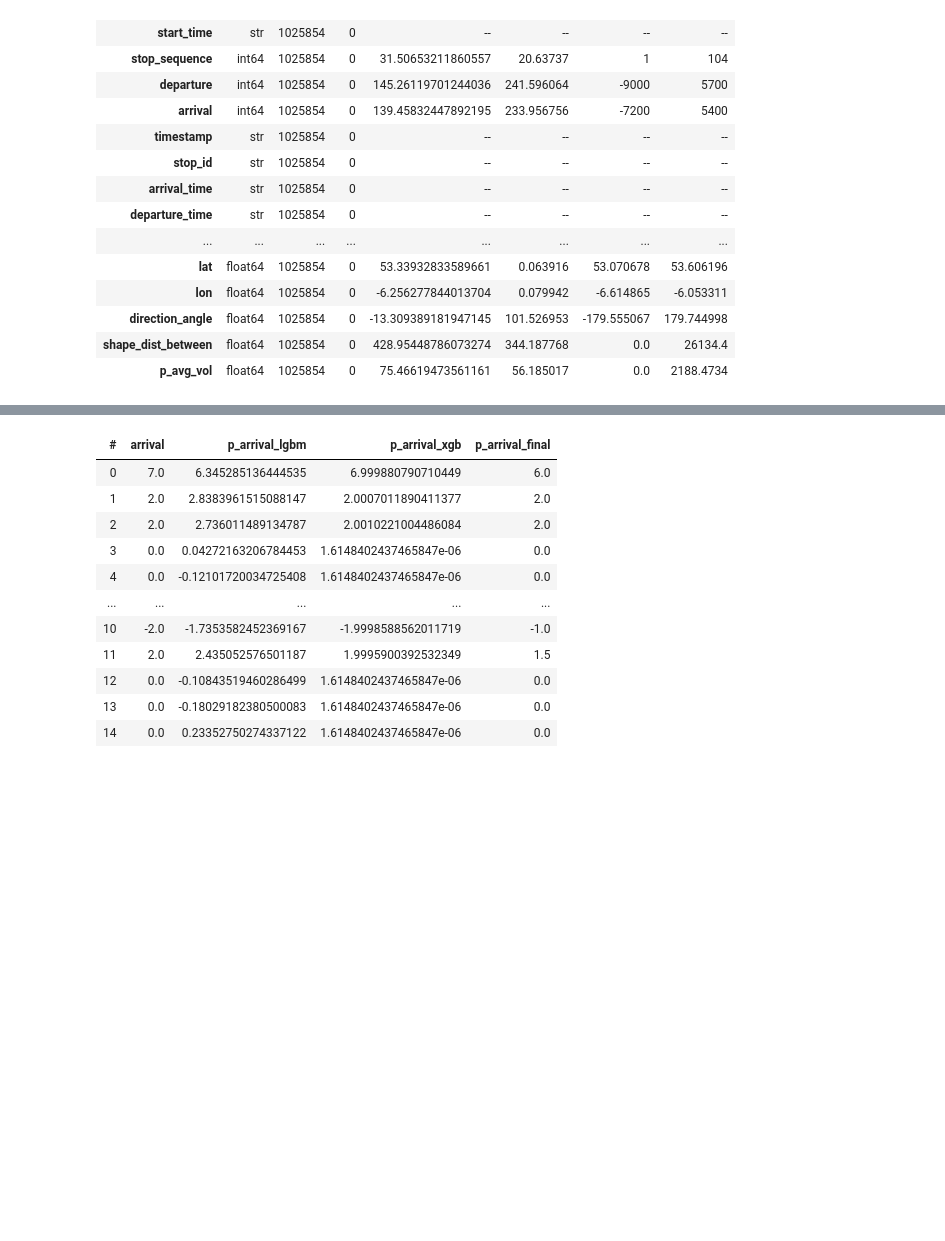
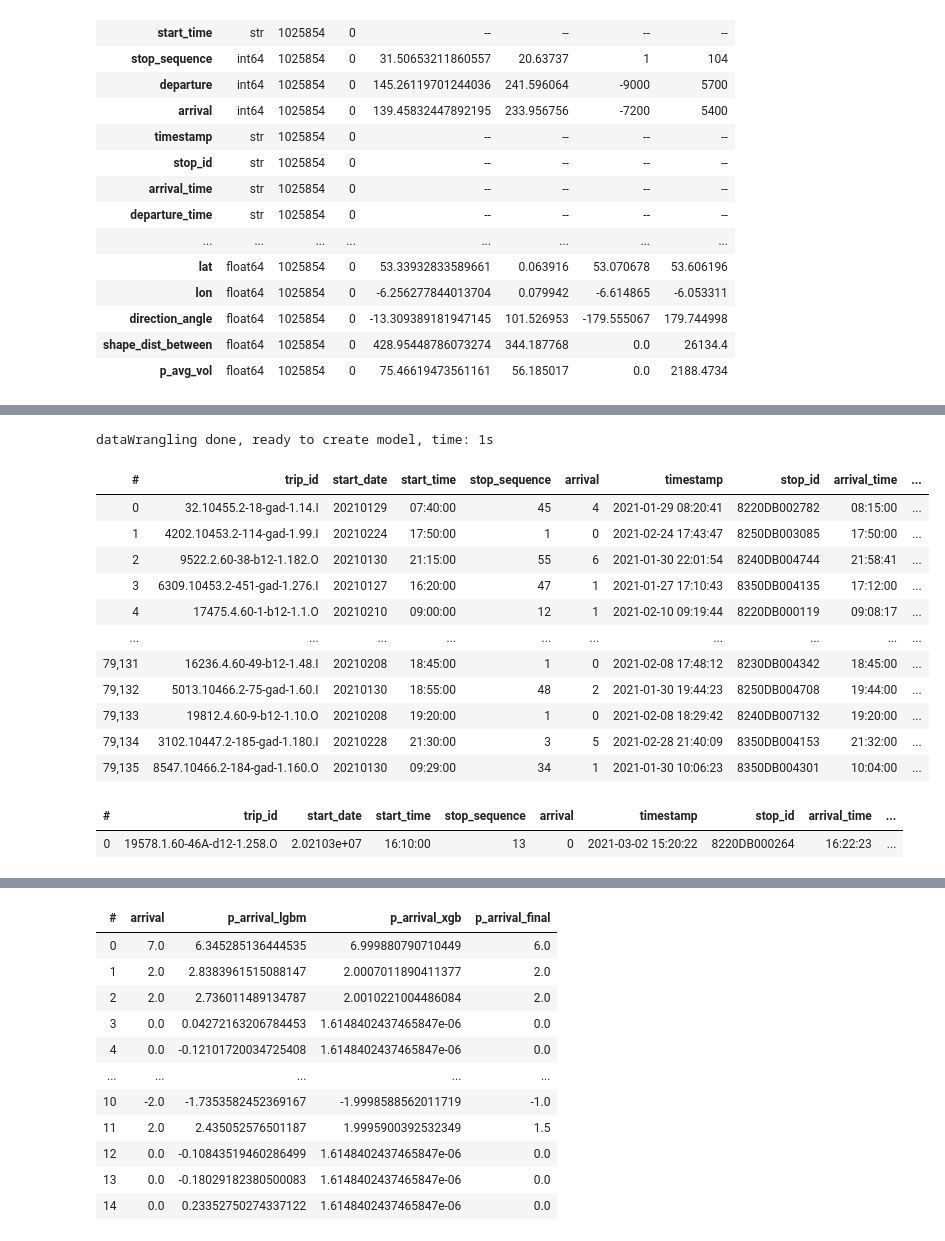
Before and after one commit to Drakodav/backend_d-dub, a Jupyter notebook: ml/processing/notebooks/gtfsr_create_model.ipynb, the cells around one changed output, grey strips where cells are left out. Saved outputs shown, nothing was run; the diff lists cells and outputs as text; code cells hidden in the pictures; blank space fills up the shorter version.

```diff
--- a/ml/processing/notebooks/gtfsr_create_model.ipynb
+++ b/ml/processing/notebooks/gtfsr_create_model.ipynb
@@ -260,0 +116,69 @@ dataWrangling done, ready to create model, time: 3s
+# %%
+# model_out = os.path.join(outdir, "gtfsr_model.json")
+start = time.time()
+
+def transform_data(df):
+    df["is_delayed"] = df["arrival"].apply(is_delay)
+
+    # transform the features into more machine learning friendly vars
+    pca_coord = vaex.ml.PCA(features=["lat", "lon"], n_components=2, prefix="pca")
+    df = pca_coord.fit_transform(df)
+
+    cycl_transform_angle = vaex.ml.CycleTransformer(features=["direction_angle"], n=360)
+    df = cycl_transform_angle.fit_transform(df)
+
+    # transform timestamp
+    df["t_dow"] = df["timestamp"].apply(lambda t: get_dt(t, "%Y-%m-%d %H:%M:%S").weekday())
+    df["t_hour"] = df["timestamp"].apply(lambda t: get_dt(t, "%Y-%m-%d %H:%M:%S").hour)
+    df["t_minute"] = df["timestamp"].apply(lambda t: get_dt(t, "%Y-%m-%d %H:%M:%S").minute)
+    df["t_second"] = df["timestamp"].apply(lambda t: get_dt(t, "%Y-%m-%d %H:%M:%S").second)
+
+    # transform arrival
+    df["arr_minute"] = df["arrival_time"].apply(lambda t: get_dt(t, "%H:%M:%S").minute)
+    df["arr_second"] = df["arrival_time"].apply(lambda t: get_dt(t, "%H:%M:%S").second)
+
+    cycl_transform_dow = vaex.ml.CycleTransformer(features=["t_dow", "arr_dow"], n=7)
+    df = cycl_transform_dow.fit_transform(df)
+
+    cycl_transform_hour = vaex.ml.CycleTransformer(features=["t_hour", "arr_hour"], n=24)
+    df = cycl_transform_hour.fit_transform(df)
+
+    cycl_transform_minute = vaex.ml.CycleTransformer(
+        features=["t_minute", "t_second", "arr_minute", "arr_second"], n=60
+    )
+    df = cycl_transform_minute.fit_transform(df)
+
+    label_encoder = vaex.ml.LabelEncoder(features=["trip_id", "route_id"], prefix="label_encode_")
+    df = label_encoder.fit_transform(df)
+
+    standard_scaler = vaex.ml.StandardScaler(features=["arrival_mean", "p_mean_vol"])
+    df = standard_scaler.fit_transform(df)
+
+    minmax_scaler = vaex.ml.MinMaxScaler(features=["shape_dist_traveled", "shape_dist_between"])
+    df = minmax_scaler.fit_transform(df)
+
+    df['direction'] = df['direction'].astype('int64')
+
+    print(f"dataWrangling done, ready to create model, time: {round(time.time()-start)}s")
+    return df
+
+vx_df = vaex.open('../output/gtfsr_model.hdf5')
+vx_df = vx_df.sample(frac=0.1)
+
+df_train, df_test = vx_df.ml.train_test_split(test_size=0.8, verbose=False)
+transformed_df = transform_data(df_train)
+transformed_df
+# %% [output]
+dataWrangling done, ready to create model, time: 1s
+| # | trip_id | start_date | start_time | stop_sequence | arrival | timestamp | stop_id | arrival_time | ... |
+| 0 | 32.10455.2-18-gad-1.14.I | 20210129 | 07:40:00 | 45 | 4 | 2021-01-29 08:20:41 | 8220DB002782 | 08:15:00 | ... |
+| 1 | 4202.10453.2-114-gad-1.99.I | 20210224 | 17:50:00 | 1 | 0 | 2021-02-24 17:43:47 | 8250DB003085 | 17:50:00 | ... |
+| 2 | 9522.2.60-38-b12-1.182.O | 20210130 | 21:15:00 | 55 | 6 | 2021-01-30 22:01:54 | 8240DB004744 | 21:58:41 | ... |
+| 3 | 6309.10453.2-451-gad-1.276.I | 20210127 | 16:20:00 | 47 | 1 | 2021-01-27 17:10:43 | 8350DB004135 | 17:12:00 | ... |
+| 4 | 17475.4.60-1-b12-1.1.O | 20210210 | 09:00:00 | 12 | 1 | 2021-02-10 09:19:44 | 8220DB000119 | 09:08:17 | ... |
+| ... | ... | ... | ... | ... | ... | ... | ... | ... | ... |
+| 79,131 | 16236.4.60-49-b12-1.48.I | 20210208 | 18:45:00 | 1 | 0 | 2021-02-08 17:48:12 | 8230DB004342 | 18:45:00 | ... |
+| 79,132 | 5013.10466.2-75-gad-1.60.I | 20210130 | 18:55:00 | 48 | 2 | 2021-01-30 19:44:23 | 8250DB004708 | 19:44:00 | ... |
+| 79,133 | 19812.4.60-9-b12-1.10.O | 20210208 | 19:20:00 | 1 | 0 | 2021-02-08 18:29:42 | 8240DB007132 | 19:20:00 | ... |
+| 79,134 | 3102.10447.2-185-gad-1.180.I | 20210228 | 21:30:00 | 3 | 5 | 2021-02-28 21:40:09 | 8350DB004153 | 21:32:00 | ... |
+| 79,135 | 8547.10466.2-184-gad-1.160.O | 20210130 | 09:29:00 | 34 | 1 | 2021-01-30 10:06:23 | 8350DB004301 | 10:04:00 | ... |
@@ -260,0 +233,7 @@ dataWrangling done, ready to create model, time: 3s
+# %%
+live_df = vaex.open(os.path.join(outdir, "deploy_gtfsr.hdf5"))
+live_df.state_set(df.state_get())
+live_df
+# %% [output]
+| # | trip_id | start_date | start_time | stop_sequence | arrival | timestamp | stop_id | arrival_time | ... |
+| 0 | 19578.1.60-46A-d12-1.258.O | 2.02103e+07 | 16:10:00 | 13 | 0 | 2021-03-02 15:20:22 | 8220DB000264 | 16:22:23 | ... |
```
Also changed, not shown: parts of 12 cells of this notebook, 7 other files.
